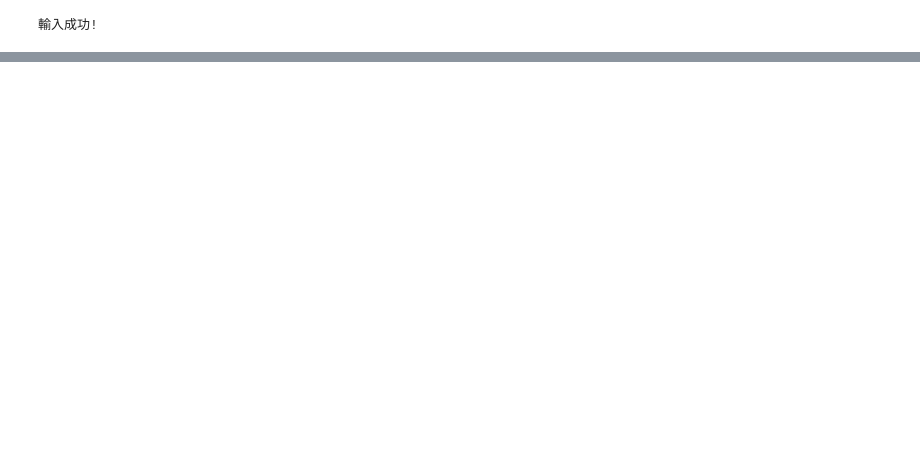
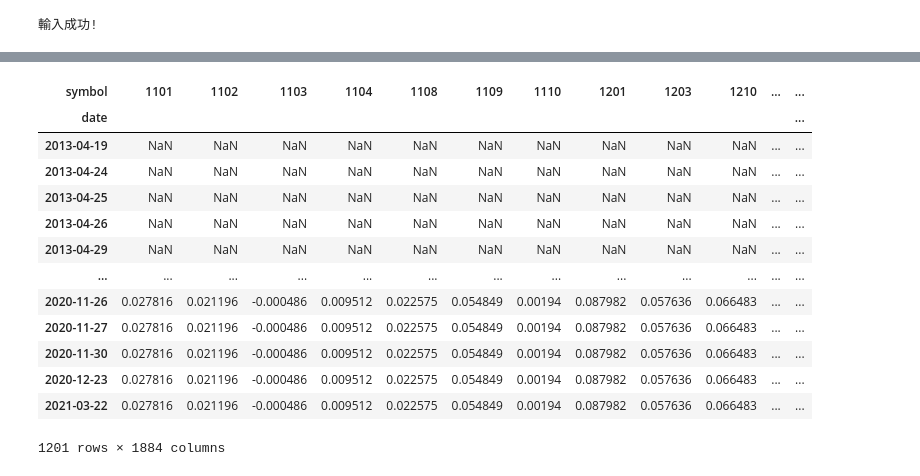
Before and after one commit to max0514/trading_bot, a Jupyter notebook: stock_strategies/stock_rating.ipynb, the cells around one changed output, grey strips where cells are left out. Cells and saved outputs as stored; diff of their text form; code cells hidden in the pictures; blank space fills up the shorter version.

```diff
--- a/stock_strategies/stock_rating.ipynb
+++ b/stock_strategies/stock_rating.ipynb
@@ -227,0 +338,17 @@ finCol = 金融股品質因子分數.columns.intersection(financialColumns) #
+# %%
+毛利對資產比
+# %% [output]
+| symbol | 1101 | 1102 | 1103 | 1104 | 1108 | 1109 | 1110 | 1201 | 1203 | 1210 | ... | ... |
+| date |  |  |  |  |  |  |  |  |  |  |  | ... |
+| 2013-04-19 | NaN | NaN | NaN | NaN | NaN | NaN | NaN | NaN | NaN | NaN | ... | ... |
+| 2013-04-24 | NaN | NaN | NaN | NaN | NaN | NaN | NaN | NaN | NaN | NaN | ... | ... |
+| 2013-04-25 | NaN | NaN | NaN | NaN | NaN | NaN | NaN | NaN | NaN | NaN | ... | ... |
+| 2013-04-26 | NaN | NaN | NaN | NaN | NaN | NaN | NaN | NaN | NaN | NaN | ... | ... |
+| 2013-04-29 | NaN | NaN | NaN | NaN | NaN | NaN | NaN | NaN | NaN | NaN | ... | ... |
+| ... | ... | ... | ... | ... | ... | ... | ... | ... | ... | ... | ... | ... |
+| 2020-11-26 | 0.027816 | 0.021196 | -0.000486 | 0.009512 | 0.022575 | 0.054849 | 0.00194 | 0.087982 | 0.057636 | 0.066483 | ... | ... |
+| 2020-11-27 | 0.027816 | 0.021196 | -0.000486 | 0.009512 | 0.022575 | 0.054849 | 0.00194 | 0.087982 | 0.057636 | 0.066483 | ... | ... |
+| 2020-11-30 | 0.027816 | 0.021196 | -0.000486 | 0.009512 | 0.022575 | 0.054849 | 0.00194 | 0.087982 | 0.057636 | 0.066483 | ... | ... |
+| 2020-12-23 | 0.027816 | 0.021196 | -0.000486 | 0.009512 | 0.022575 | 0.054849 | 0.00194 | 0.087982 | 0.057636 | 0.066483 | ... | ... |
+| 2021-03-22 | 0.027816 | 0.021196 | -0.000486 | 0.009512 | 0.022575 | 0.054849 | 0.00194 | 0.087982 | 0.057636 | 0.066483 | ... | ... |
+1201 rows × 1884 columns
```
Also changed, not shown: parts of 26 cells of this notebook.
